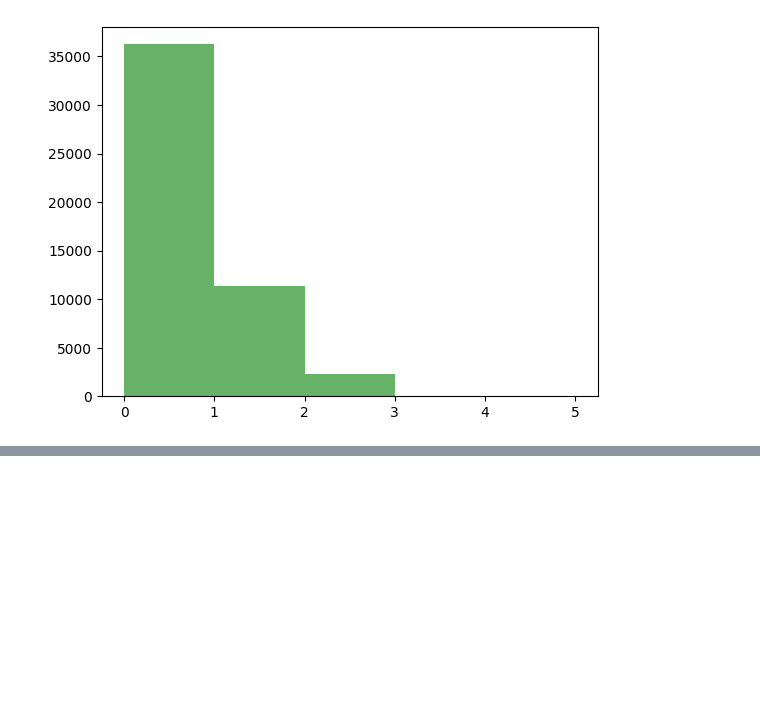
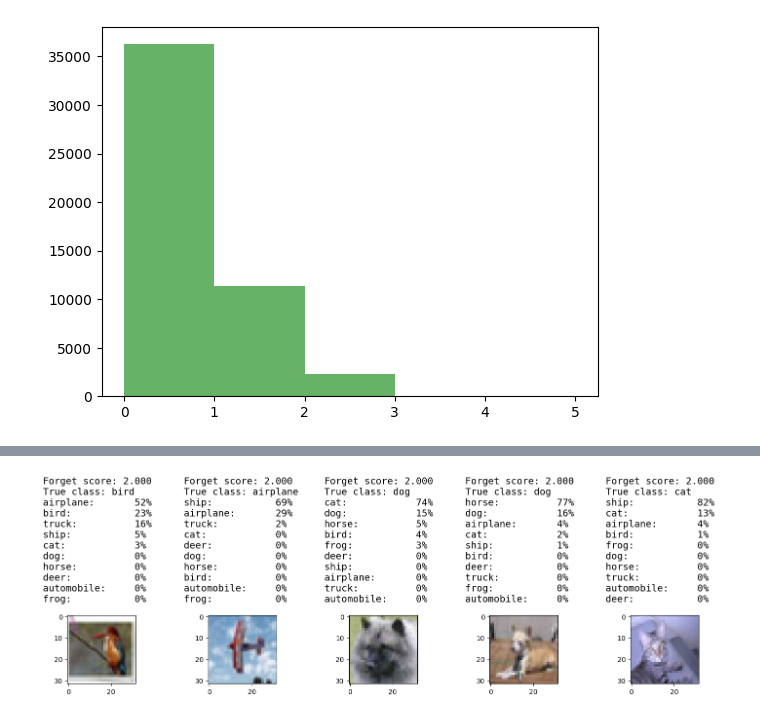
Before and after one commit to bezalelc/Data-pruning, a Jupyter notebook: code/forgetting_resnet18_cifar10.ipynb, the cells around one changed output, grey strips where cells are left out. Cells and saved outputs as stored; diff of their text form; code cells hidden in the pictures; blank space fills up the shorter version.

```diff
--- a/code/forgetting_resnet18_cifar10.ipynb
+++ b/code/forgetting_resnet18_cifar10.ipynb
@@ -124,0 +123,4 @@ plot_img_and_top(dataset_train_raw, (.9, 1.), change_counter, functional.softmax
+# %%
+plot_img_and_top(dataset_train_raw, (.98, 1.), true_forget, functional.softmax(scores, dim=1), score_name='Forget')
+# %% [output]
+[figure, added]
```
Also changed, not shown: parts of 2 cells of this notebook, 15 other files.
